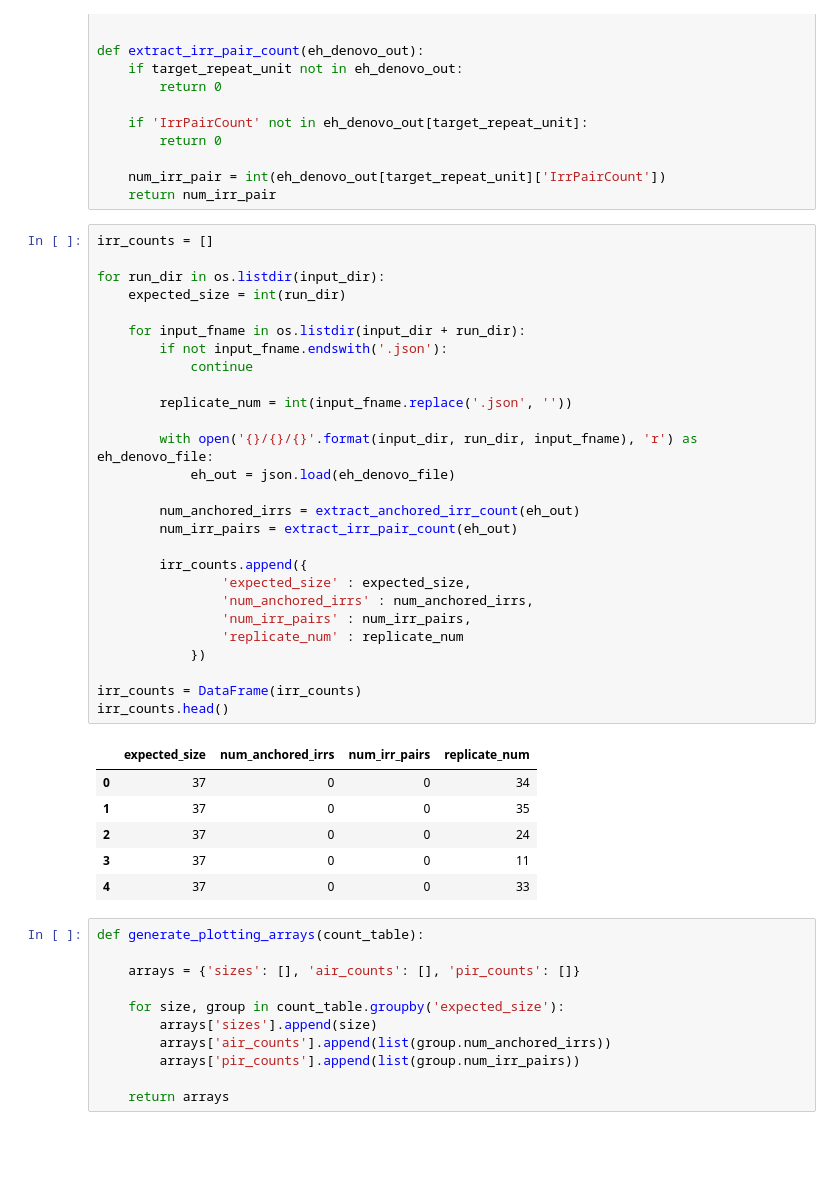
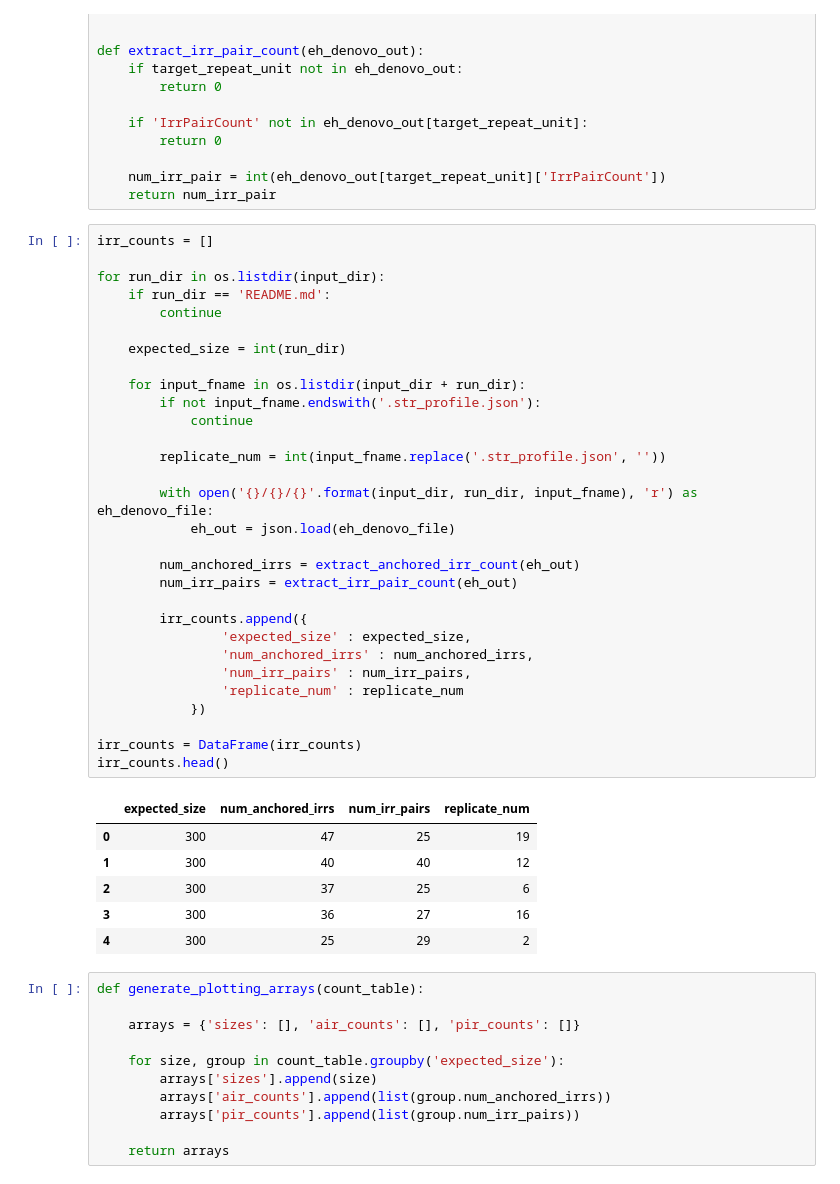
Before and after one commit to egor-dolzhenko/ehdn-paper-analysis, a Jupyter notebook: baseline-simulations/workflows/02_summary_plot/anchored-irr-counts.ipynb, the cells around one changed output. Saved outputs shown, nothing was run; the diff lists cells and outputs as text; blank space fills up the shorter version.

```diff
--- a/baseline-simulations/workflows/02_summary_plot/anchored-irr-counts.ipynb
+++ b/baseline-simulations/workflows/02_summary_plot/anchored-irr-counts.ipynb
@@ -71,37 +71,40 @@ def extract_irr_pair_count(eh_denovo_out):
 # %%
 irr_counts = []
 
 for run_dir in os.listdir(input_dir):
+    if run_dir == 'README.md':
+        continue
+
     expected_size = int(run_dir)
 
     for input_fname in os.listdir(input_dir + run_dir):
-        if not input_fname.endswith('.json'):
+        if not input_fname.endswith('.str_profile.json'):
             continue
 
-        replicate_num = int(input_fname.replace('.json', ''))
+        replicate_num = int(input_fname.replace('.str_profile.json', ''))
 
         with open('{}/{}/{}'.format(input_dir, run_dir, input_fname), 'r') as eh_denovo_file:
             eh_out = json.load(eh_denovo_file)
 
         num_anchored_irrs = extract_anchored_irr_count(eh_out)
         num_irr_pairs = extract_irr_pair_count(eh_out)
 
         irr_counts.append({
                 'expected_size' : expected_size,
                 'num_anchored_irrs' : num_anchored_irrs,
                 'num_irr_pairs' : num_irr_pairs,
                 'replicate_num' : replicate_num
             })
 
 irr_counts = DataFrame(irr_counts)
 irr_counts.head()
 # %% [output]
 |  | expected_size | num_anchored_irrs | num_irr_pairs | replicate_num |
-| 0 | 37 | 0 | 0 | 34 |
-| 1 | 37 | 0 | 0 | 35 |
-| 2 | 37 | 0 | 0 | 24 |
-| 3 | 37 | 0 | 0 | 11 |
-| 4 | 37 | 0 | 0 | 33 |
+| 0 | 300 | 47 | 25 | 19 |
+| 1 | 300 | 40 | 40 | 12 |
+| 2 | 300 | 37 | 25 | 6 |
+| 3 | 300 | 36 | 27 | 16 |
+| 4 | 300 | 25 | 29 | 2 |
 # %%
 def generate_plotting_arrays(count_table):
 
```
Also changed, not shown: parts of 1 cell of this notebook.
